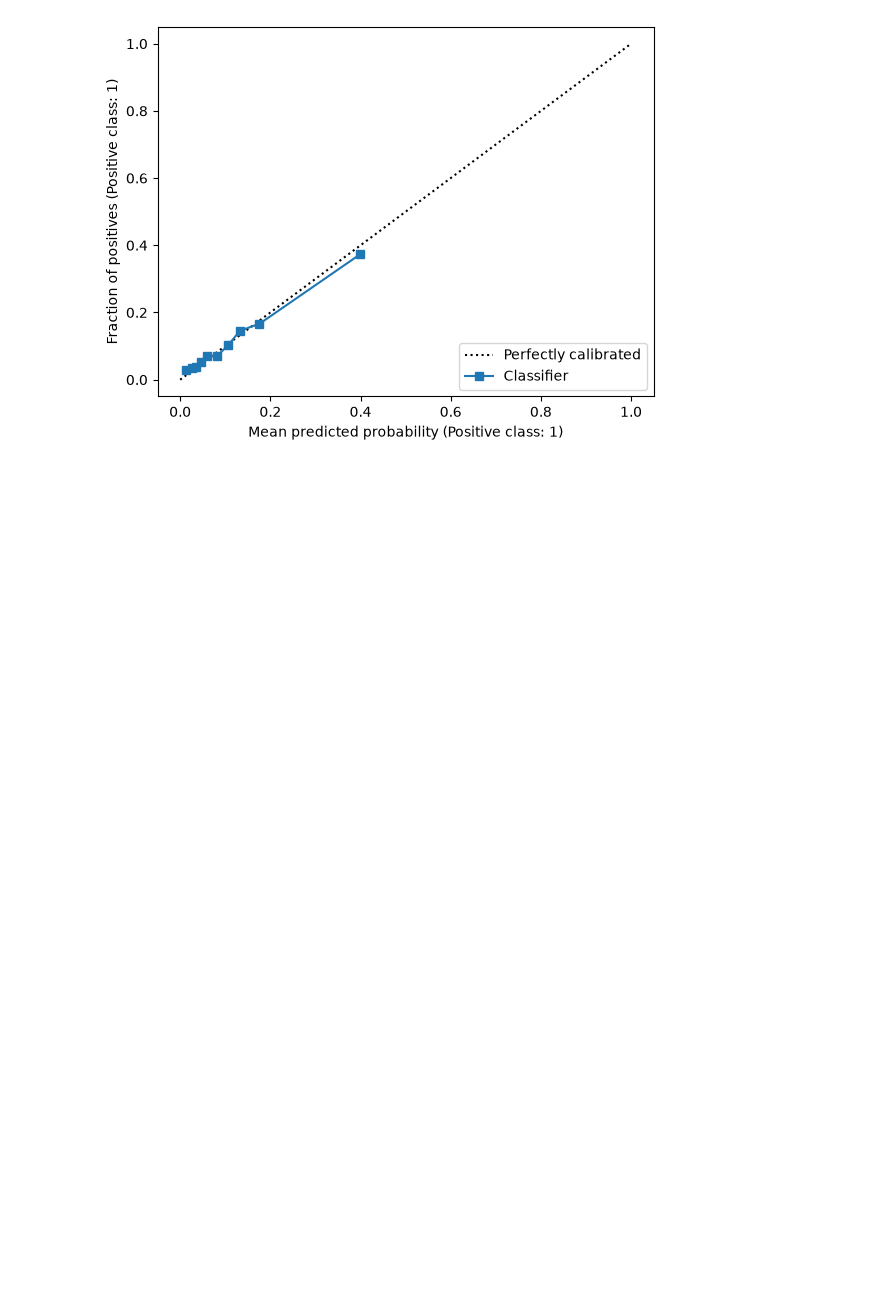
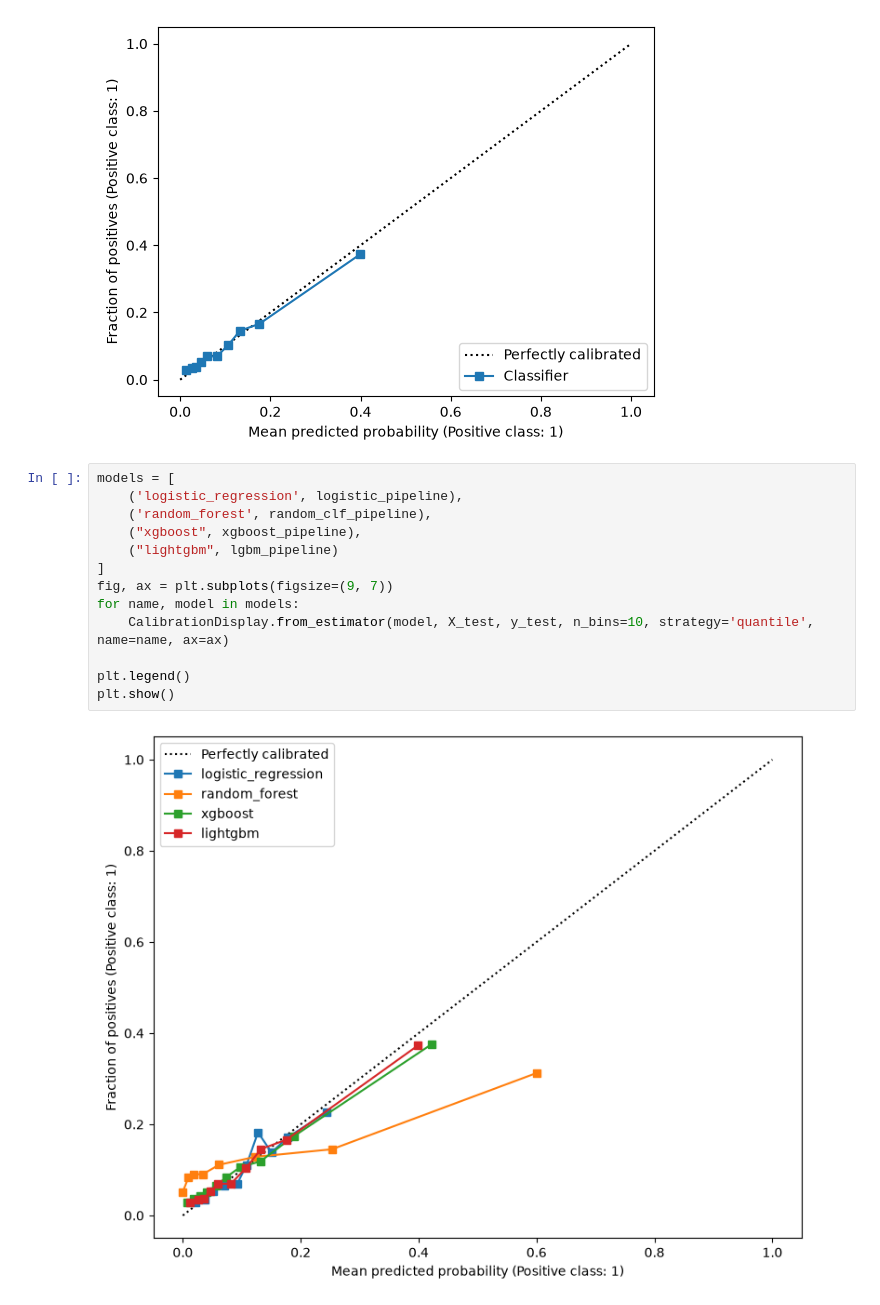
Before and after one commit to AtharvaManale/xG-predict, a Jupyter notebook: notebooks/preprocessing_and_experimentation.ipynb, the cells around one changed output. Drawn from its saved outputs; the diff is of its cells as text; blank space fills up the shorter version.

Commit message:
Calibration curves comparison

```diff
--- a/notebooks/preprocessing_and_experimentation.ipynb
+++ b/notebooks/preprocessing_and_experimentation.ipynb
@@ -348,3 +348,18 @@ CalibrationDisplay.from_predictions(actual_goals_test, predicted_xG_test, n_bins
 plt.show()
 # %% [output]
 [figure]
+# %%
+models = [
+    ('logistic_regression', logistic_pipeline),
+    ('random_forest', random_clf_pipeline),
+    ("xgboost", xgboost_pipeline),
+    ("lightgbm", lgbm_pipeline)
+]
+fig, ax = plt.subplots(figsize=(9, 7))
+for name, model in models:
+    CalibrationDisplay.from_estimator(model, X_test, y_test, n_bins=10, strategy='quantile', name=name, ax=ax)
+
+plt.legend()
+plt.show()
+# %% [output]
+[figure, added]
```
